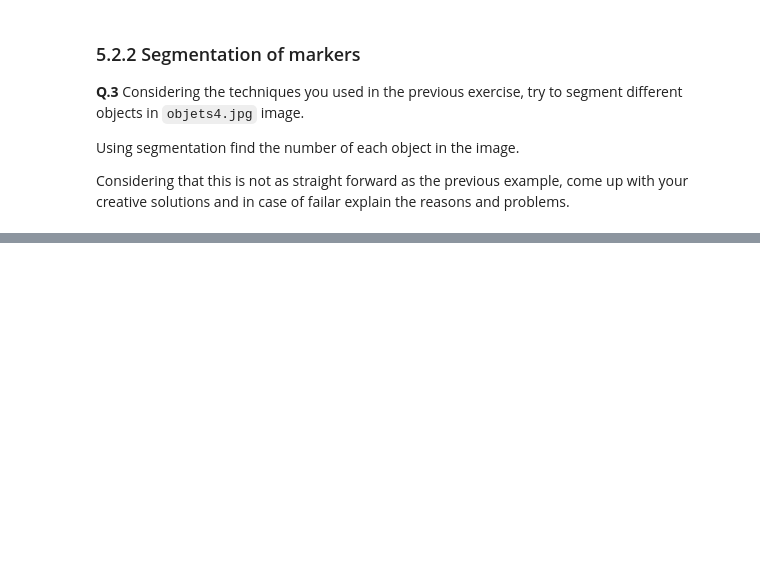
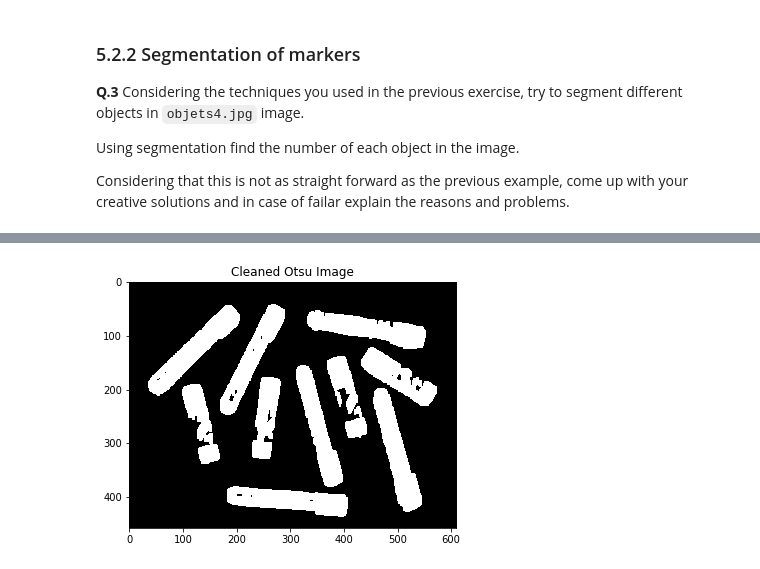
Before and after one commit to briannaburton/B31XB-IIP-TP-1718, a Jupyter notebook: 5-morpho-segmentation/5-morpho-segmentation.ipynb, the cells around one changed output, grey strips where cells are left out. Cells and saved outputs as stored; diff of their text form; code cells hidden in the pictures; blank space fills up the shorter version.

```diff
--- a/5-morpho-segmentation/5-morpho-segmentation.ipynb
+++ b/5-morpho-segmentation/5-morpho-segmentation.ipynb
@@ -241,0 +279,10 @@ Considering that this is not as straight forward as the previous example, come u
+# %%
+#Clean both the otsu threshold image using a rectangular filter width 10 and length 5
+cleaned_markers_otsu = morphology.dilation(markers_otsu,morphology.rectangle(10,5))
+
+io.imshow(cleaned_markers_otsu)
+plt.title("Cleaned Otsu Image");
+
+#Using dilation and a the threshold joined all of the markers and glues together.
+# %% [output]
+[figure, added]
```
Also changed, not shown: parts of 11 cells of this notebook.
